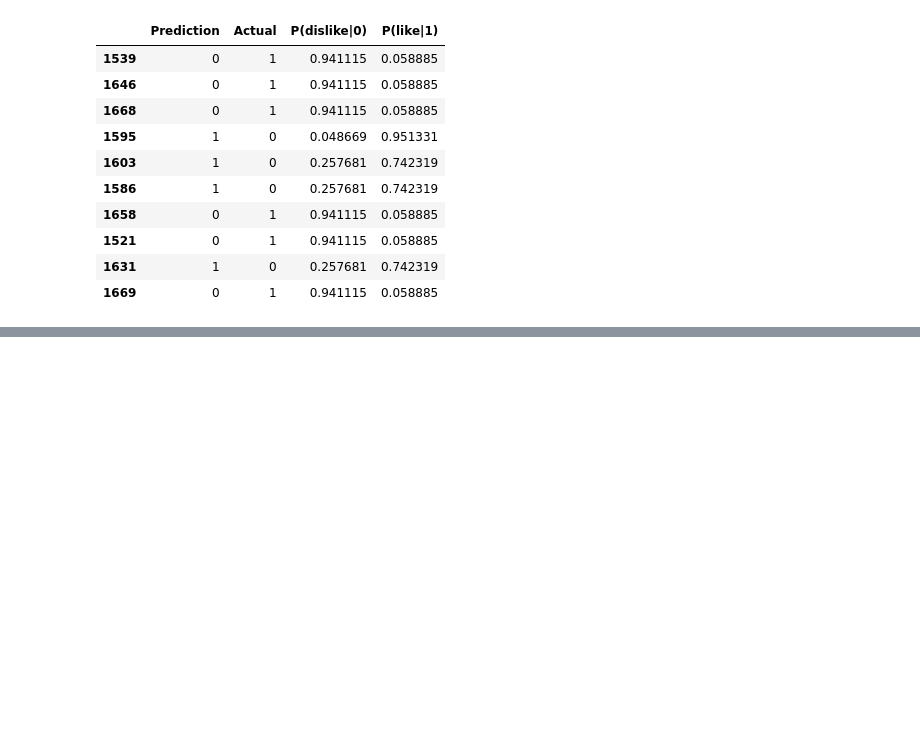
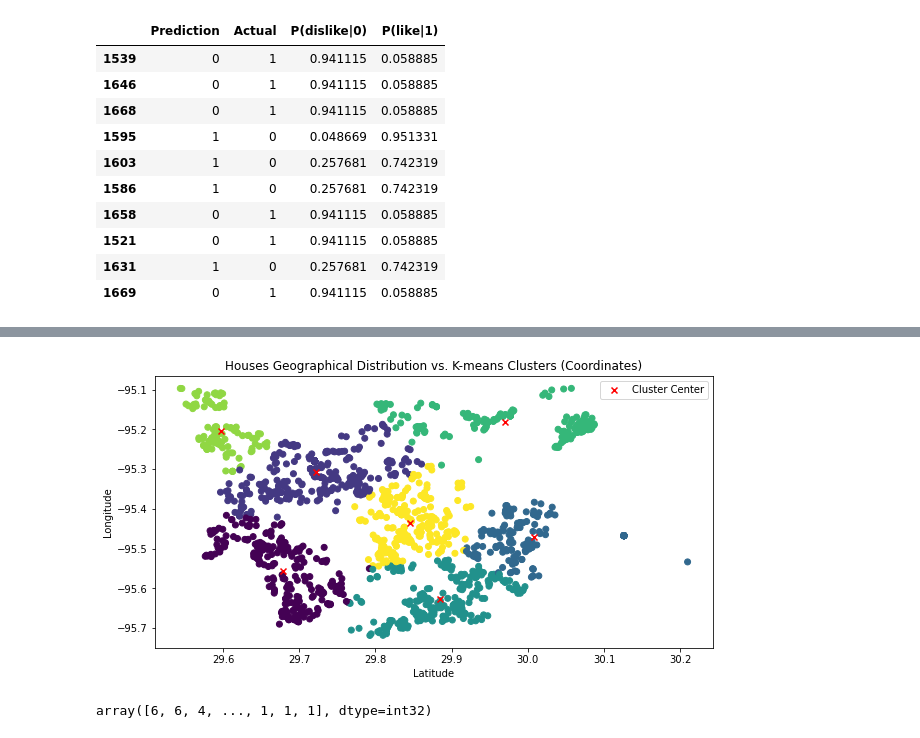
Before and after one commit to gpivaro/Project_3, a Jupyter notebook: Real_State_Analysis.ipynb, the cells around one changed output, grey strips where cells are left out. Cells and saved outputs as stored; diff of their text form; code cells hidden in the pictures; blank space fills up the shorter version.

```diff
--- a/Real_State_Analysis.ipynb
+++ b/Real_State_Analysis.ipynb
@@ -881,0 +899,21 @@ prob_df[prob_df['Prediction'] != prob_df['Actual']]
+# %%
+### Predict the cluster for each datapoint
+predicted_clusters = kmeans.predict(data_input)
+# %%
+# Store the cluster centers and labels as variables
+clusters_centers = kmeans.cluster_centers_
+# %%
+plt.figure(figsize=(10,5))
+plt.scatter(data_input[:, 0], data_input[:, 1], c=predicted_clusters)
+plt.scatter(clusters_centers[:, 0], clusters_centers[:, 1], c='r', marker='x', label='Cluster Center')
+plt.title('Houses Geographical Distribution vs. K-means Clusters (Coordinates)')
+plt.xlabel("Latitude")
+plt.ylabel("Longitude")
+plt.legend()
+plt.show()
+# %% [output]
+[figure, added]
+# %%
+predicted_clusters
+# %% [output]
+array([6, 6, 4, ..., 1, 1, 1], dtype=int32)
```
Also changed, not shown: parts of 66 cells of this notebook, 6 other files.
